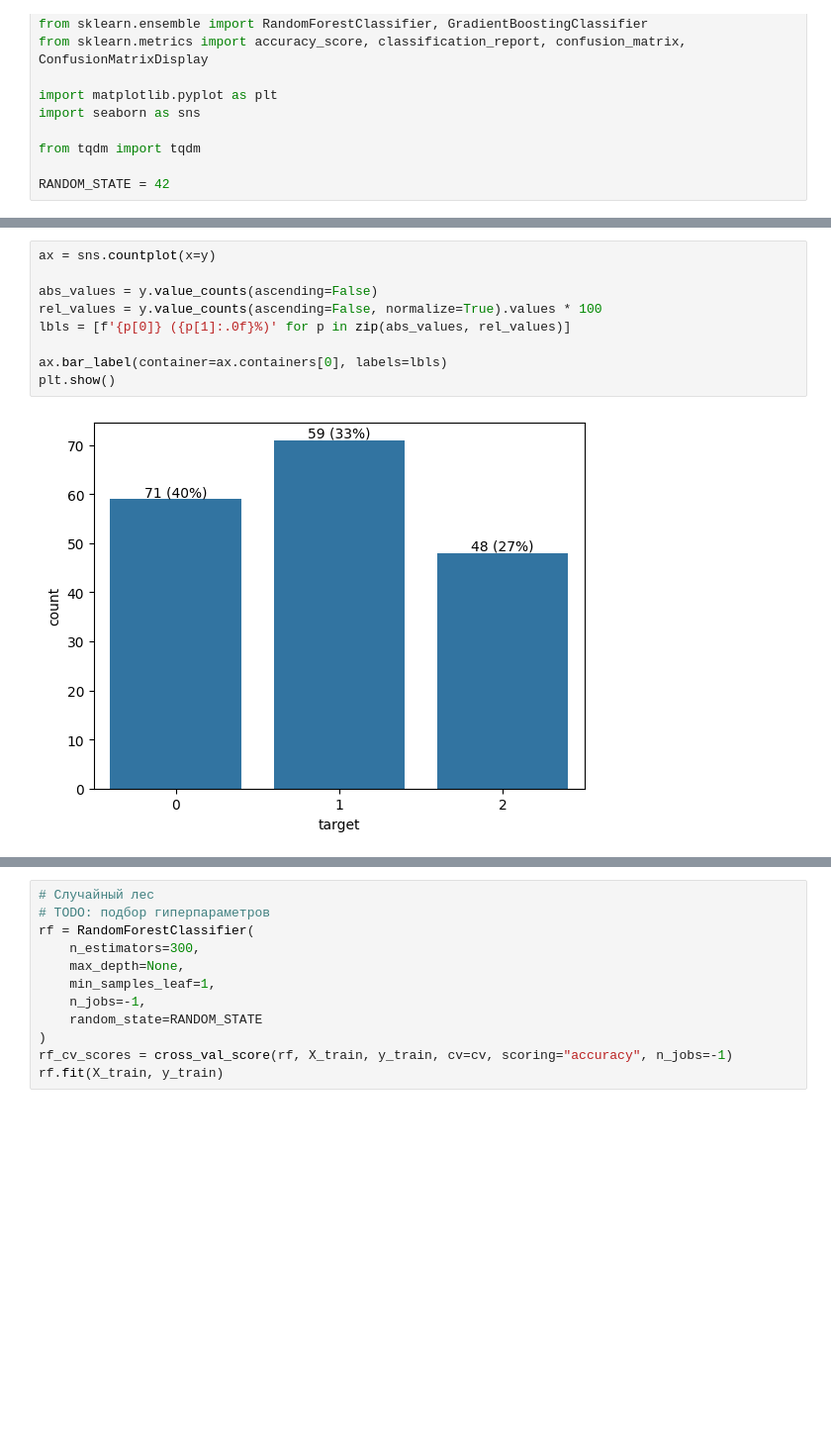
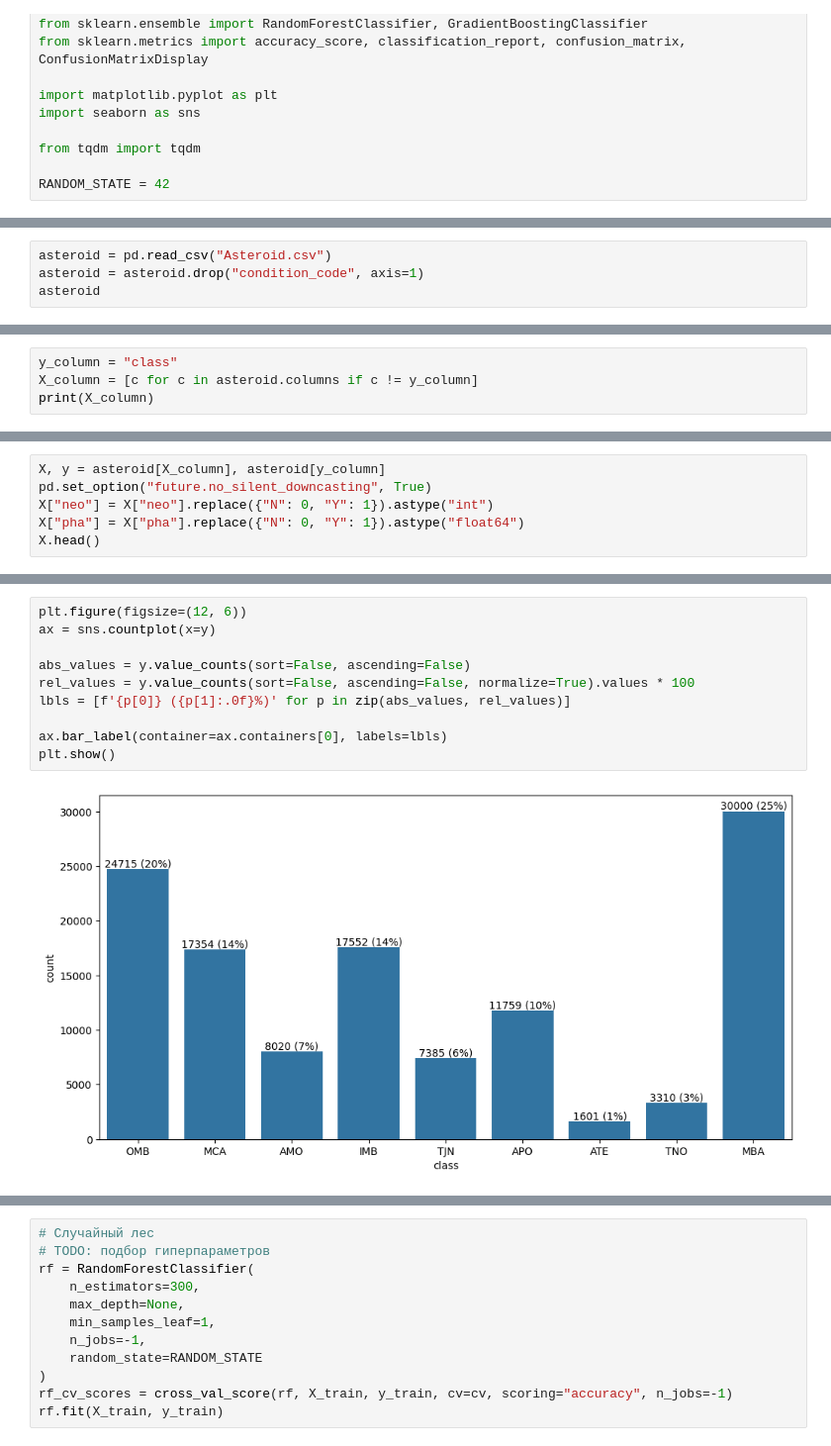
Before and after one commit to SerMisterMish/Statistical_and_Machine_Learning, a Jupyter notebook: supervised_learning/detree_rf_boost/tree.ipynb, the cells around one changed output, grey strips where cells are left out. Shown at 99% size. Saved outputs shown, nothing was run; the diff lists cells and outputs as text; blank space fills up the shorter version.

```diff
--- a/supervised_learning/detree_rf_boost/tree.ipynb
+++ b/supervised_learning/detree_rf_boost/tree.ipynb
@@ -40,0 +109,4 @@ X.head()
+# %%
+asteroid = pd.read_csv("Asteroid.csv")
+asteroid = asteroid.drop("condition_code", axis=1)
+asteroid
@@ -40,0 +127,4 @@ X.head()
+# %%
+y_column = "class"
+X_column = [c for c in asteroid.columns if c != y_column]
+print(X_column)
@@ -40,0 +133,6 @@ X.head()
+# %%
+X, y = asteroid[X_column], asteroid[y_column]
+pd.set_option("future.no_silent_downcasting", True)
+X["neo"] = X["neo"].replace({"N": 0, "Y": 1}).astype("int")
+X["pha"] = X["pha"].replace({"N": 0, "Y": 1}).astype("float64")
+X.head()
@@ -64,11 +209,12 @@ memory usage: 18.2 KB
 # %%
+plt.figure(figsize=(12, 6))
 ax = sns.countplot(x=y)
 
-abs_values = y.value_counts(ascending=False)
-rel_values = y.value_counts(ascending=False, normalize=True).values * 100
+abs_values = y.value_counts(sort=False, ascending=False)
+rel_values = y.value_counts(sort=False, ascending=False, normalize=True).values * 100
 lbls = [f'{p[0]} ({p[1]:.0f}%)' for p in zip(abs_values, rel_values)]
 
 ax.bar_label(container=ax.containers[0], labels=lbls)
 plt.show()
 # %% [output]
-[figure, old version]
+[figure, new version]
```
Also changed, not shown: parts of 26 cells of this notebook, 1 other file.
